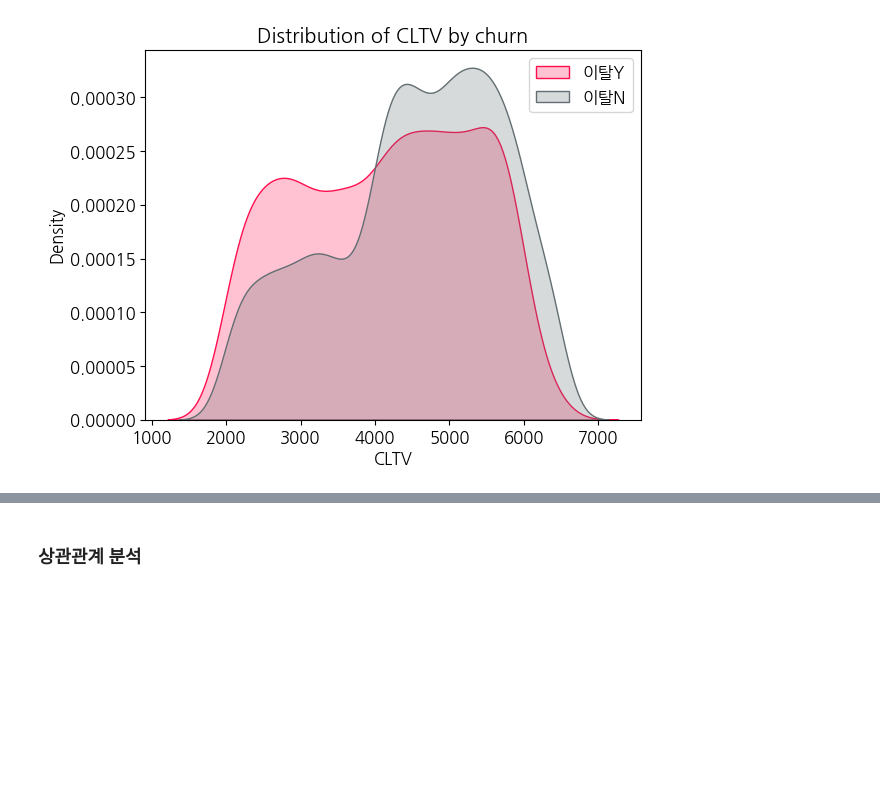
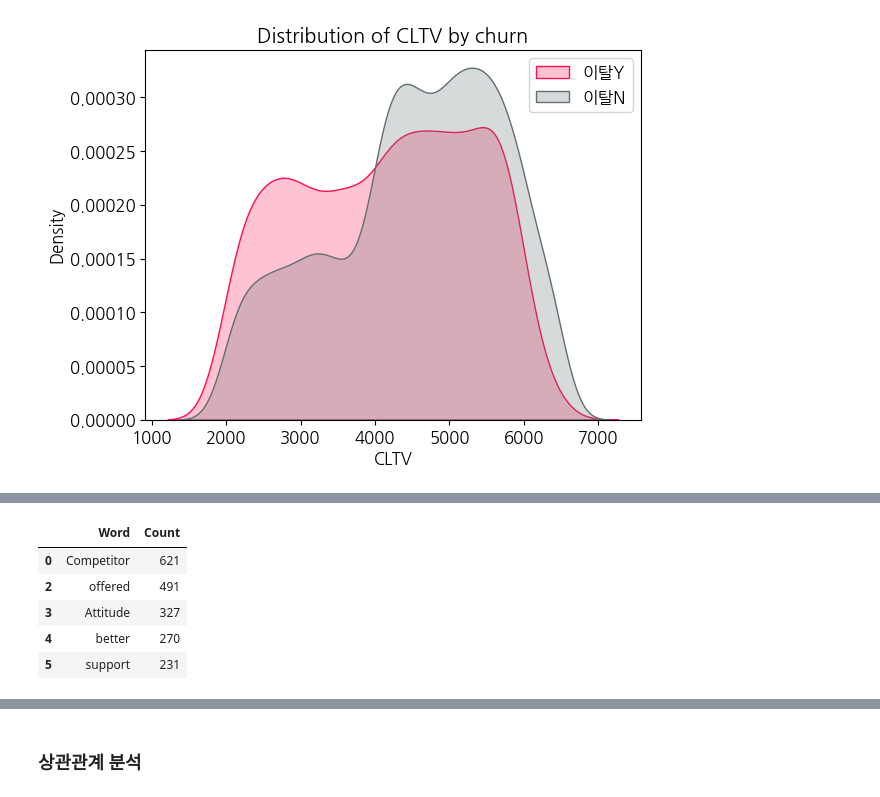
Before and after one commit to skywalker221-Minsoo/-DS-_ZeroBase_ML_Project, a Jupyter notebook: dataset_1_team/dataset_1team.ipynb, the cells around one changed output, grey strips where cells are left out. Saved outputs shown, nothing was run; the diff lists cells and outputs as text; code cells hidden in the pictures; blank space fills up the shorter version.

```diff
--- a/dataset_1_team/dataset_1team.ipynb
+++ b/dataset_1_team/dataset_1team.ipynb
@@ -762,0 +794,32 @@ ax.set_title('Distribution of CLTV by churn');
+# %%
+word_pivot = pd.pivot_table(data=word_list, index=['Word'], values=['Count'], aggfunc='sum')
+word_pivot.sort_values(by='Count', ascending=False, inplace=True)
+word_pivot.reset_index(inplace=True)
+
+# 'Don't' + 'know' -> 한 단어로 처리
+word_pivot.loc[13, "Word"] = "Don't know"
+
+# offered + offer -> 한 단어로 처리
+offer1 = word_pivot.loc[2, "Count"]  # offered 의 cnt
+offer2 = word_pivot.loc[16, "Count"]  # offer 의 cnt
+word_pivot.loc[2, "Count"] = offer1+offer2
+
+# 이미 처리한 단어 + 의미없는 단어 삭제
+drop_words = ["know", "offer", "of", "on", "too", "had", "made"]
+
+for idx, row in word_pivot.iterrows():
+    if row["Word"] in drop_words:
+        word_pivot.drop([idx], inplace=True)
+
+# 정렬
+word_pivot.sort_values(by="Count", ascending=False, inplace=True)
+word_pivot.reset_index(drop=True)
+
+word_pivot.head()
+# %% [output]
+|  | Word | Count |
+| 0 | Competitor | 621 |
+| 2 | offered | 491 |
+| 3 | Attitude | 327 |
+| 4 | better | 270 |
+| 5 | support | 231 |
```
Also changed, not shown: parts of 9 cells of this notebook.
